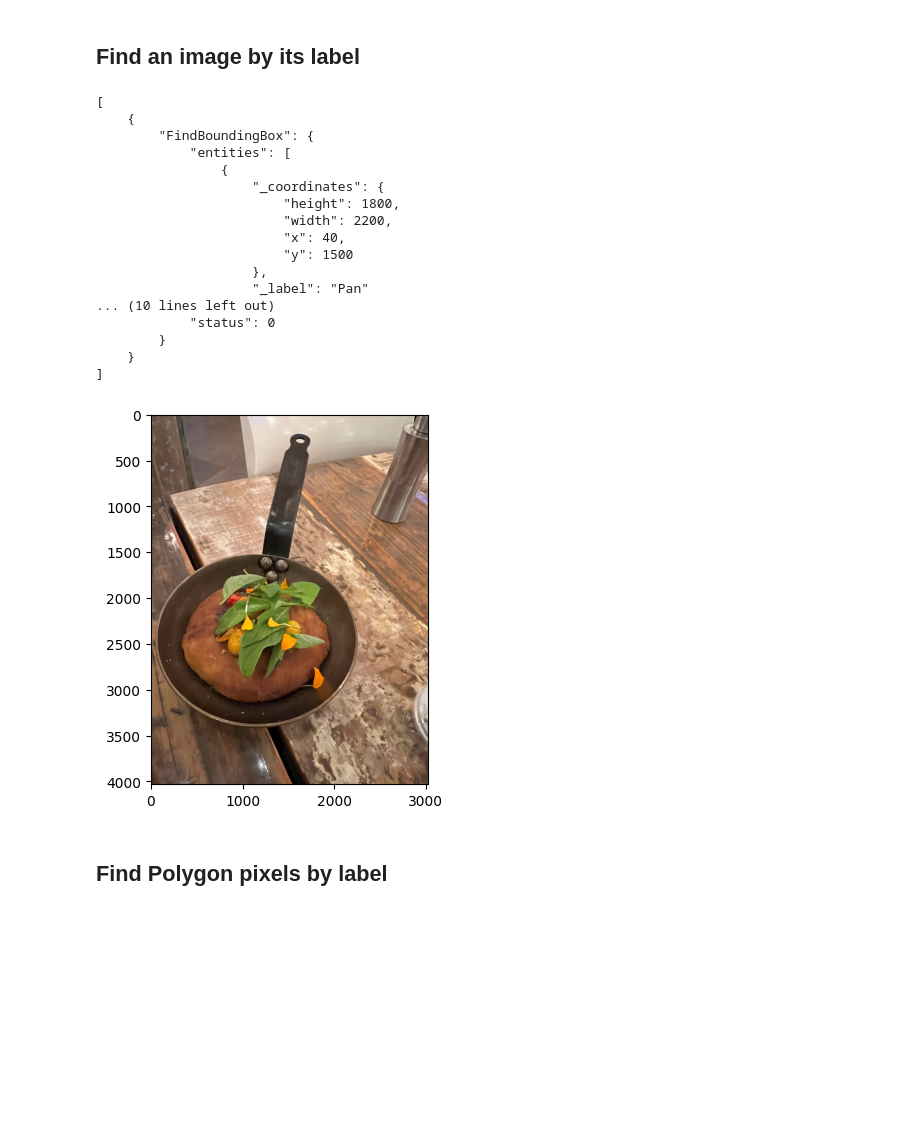
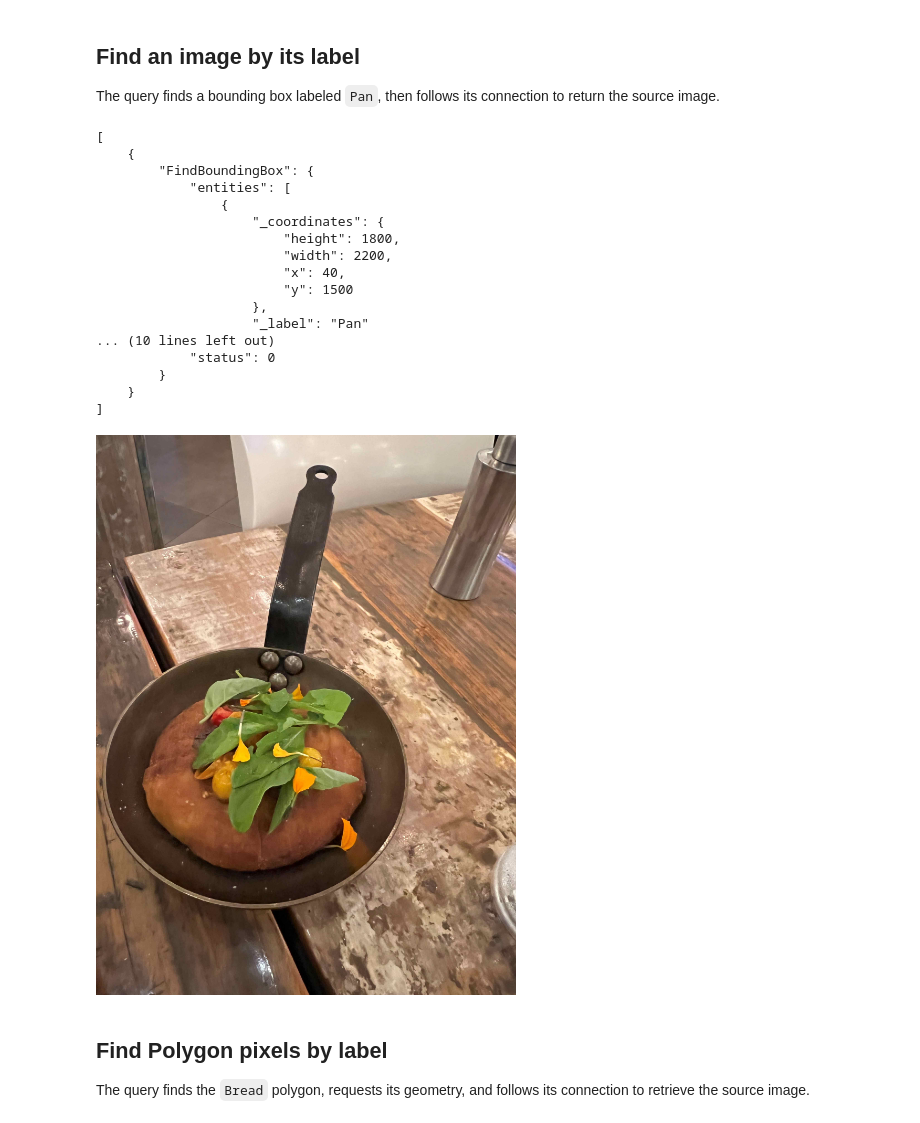
Before and after one commit to aperture-data/Cookbook, a Jupyter notebook: notebooks/simple/Regions.ipynb, the cells around one changed output. Cells and saved outputs as stored; diff of their text form; code cells hidden in the pictures; blank space fills up the shorter version.

```diff
--- a/notebooks/simple/Regions.ipynb
+++ b/notebooks/simple/Regions.ipynb
@@ -13,6 +16,17 @@ from aperturedb.CommonLibrary import create_connector
 
 # Create the connector for ApertureDB
 client = create_connector()
+
+def checked_query(query, input_blobs=None):
+    response, output_blobs = client.query(query, input_blobs or [])
+    assert isinstance(response, list) and len(response) == len(query), response
+    for command in response:
+        assert next(iter(command.values())).get("status") == 0, response
+    return response, output_blobs
+
+
+import uuid
+documentation_run = uuid.uuid4().hex
 # %%
 # Simple query to see how the database is doing
 # https://docs.aperturedata.io/query_language/Reference/db_commands/GetStatus
@@ -210,8 +222,11 @@ display(image)
 # %% [markdown]
 ## Find an image by its label
+
+The query finds a bounding box labeled `Pan`, then follows its connection to return the source image.
 # %%
 query = [ {
     "FindBoundingBox": {
+        'constraints': ['$documentation_run', '==', documentation_run],
         "_ref": 1,
         "with_label": "Pan",
         "coordinates": True,
@@ -219,38 +234,46 @@ query = [ {
         "blobs": False
     }}, {
     "FindImage": {
+        'constraints': ['$documentation_run', '==', documentation_run],
         "is_connected_to": {
             "ref": 1
         },
         "blobs": True
     }
 } ]
 
-res, blobs = client.query(query)
+res, blobs = checked_query(query)
 
 client.print_last_response()
-nh.display(blobs)
+for image_blob in blobs:
+    display(Image(data=image_blob))
+
+assert res[0]["FindBoundingBox"]["returned"] == 1
+assert res[1]["FindImage"]["returned"] == 1
+assert len(blobs) == 1
 # %% [output]
 [
     {
         "FindBoundingBox": {
             "entities": [
                 {
                     "_coordinates": {
                         "height": 1800,
                         "width": 2200,
                         "x": 40,
                         "y": 1500
                     },
                     "_label": "Pan"
 ... (10 lines left out)
             "status": 0
         }
     }
 ]
-[figure, old version]
+[figure, new version]
 # %% [markdown]
 ## Find Polygon pixels by label
+
+The query finds the `Bread` polygon, requests its geometry, and follows its connection to retrieve the source image.
 # %%
 query = [ {
     "FindPolygon": {
```
Also changed, not shown: parts of 15 cells of this notebook, 21 other files.
